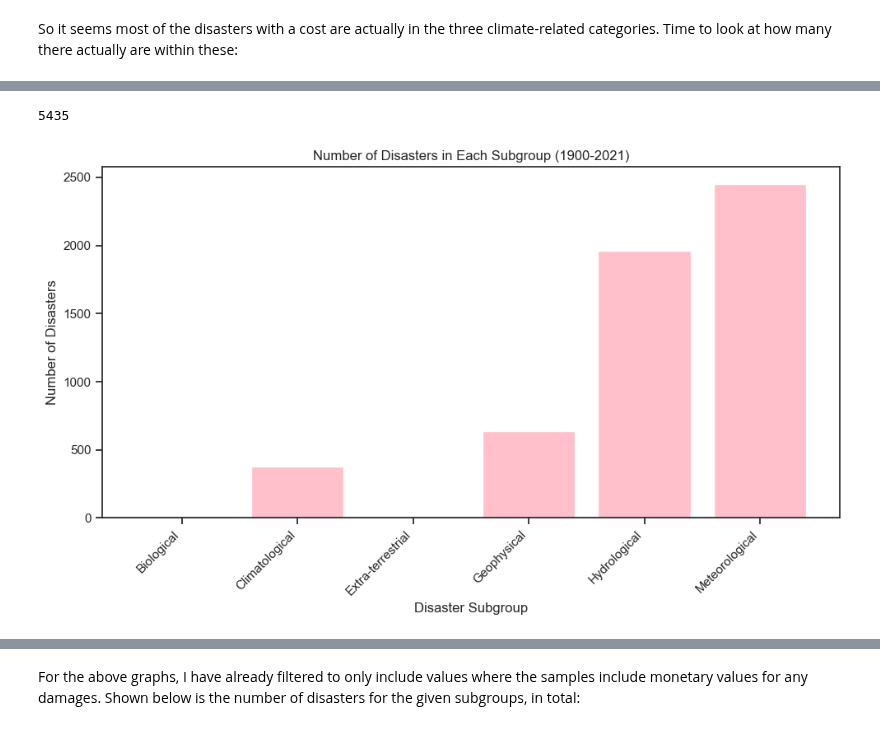
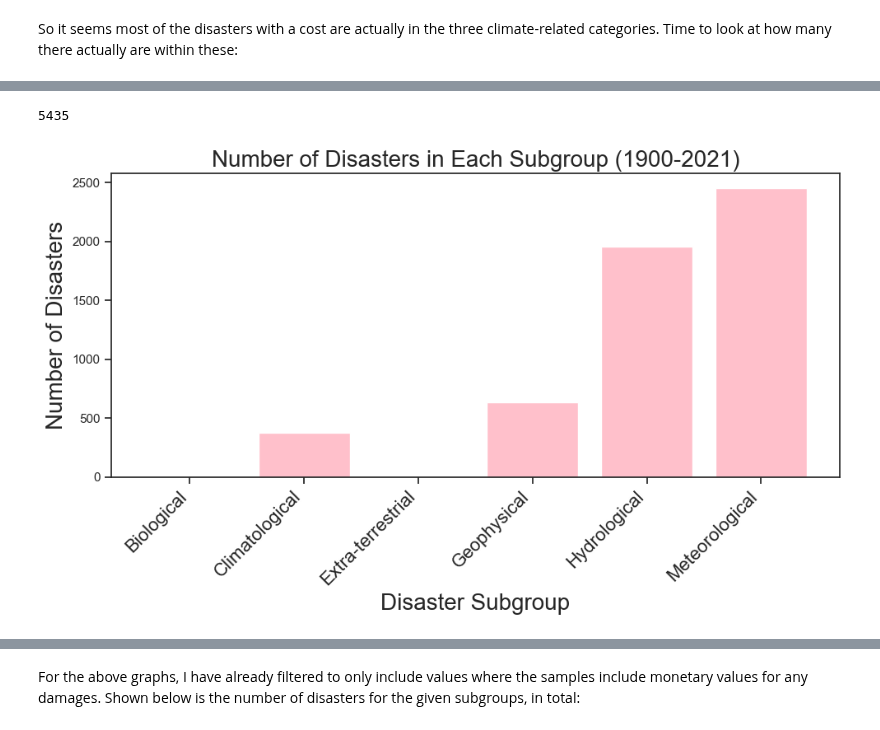
Before and after one commit to hellegje/fys-stk4155, a Jupyter notebook: Project3/Eda_and_Testing.ipynb, the cells around one changed output, grey strips where cells are left out. Cells and saved outputs as stored; diff of their text form; code cells hidden in the pictures.

```diff
--- a/Project3/Eda_and_Testing.ipynb
+++ b/Project3/Eda_and_Testing.ipynb
@@ -277,26 +277,27 @@ plt.show()
 # %%
 # Filter rows with non-null values in the specified columns
 columns_to_check = ["Insured Damages ('000 US$)", "Total Damages ('000 US$)"]
 
 # Retain rows where at least one of the specified columns is non-null
 filtered_data_1900 = disasters_1900.data[disasters_1900.data[columns_to_check].notna().any(axis=1)]
 print(filtered_data_1900.shape[0])  # Number of rows after filtering
 
 # Group by the disaster subgroup and count the number of disasters
 disaster_counts = filtered_data_1900.groupby("Disaster Subgroup").size().reset_index(name="Count")
 
+fontsize = 20
 # Plot the histogram
 plt.figure(figsize=(10, 6))
 plt.bar(disaster_counts["Disaster Subgroup"], disaster_counts["Count"], color='pink')
-plt.xlabel("Disaster Subgroup")
-plt.ylabel("Number of Disasters")
-plt.title("Number of Disasters in Each Subgroup (1900-2021)")
-plt.xticks(rotation=45, ha='right')  # Rotate x-axis labels for readability
+plt.xlabel("Disaster Subgroup", fontsize=fontsize)
+plt.ylabel("Number of Disasters", fontsize=fontsize)
+plt.title("Number of Disasters in Each Subgroup (1900-2021)", fontsize=fontsize)
+plt.xticks(rotation=45, ha='right', fontsize=16)  # Rotate x-axis labels for readability
 plt.tight_layout()
 plt.show()
 # %% [output]
 5435
-[figure, old version]
+[figure, new version]
 # %%
 def plot_ndisasters_subgroup_per_year(filtered_data, title_years):
     # Group by year and subgroup, counting the number of disasters
```
Also changed, not shown: parts of 12 cells of this notebook, 18 other files.
